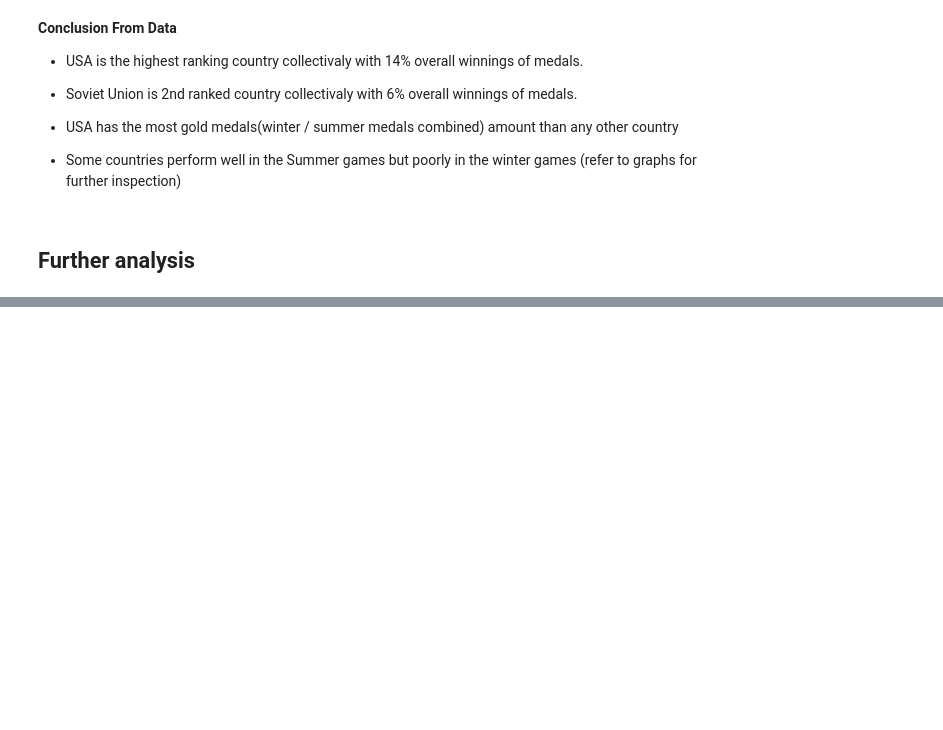
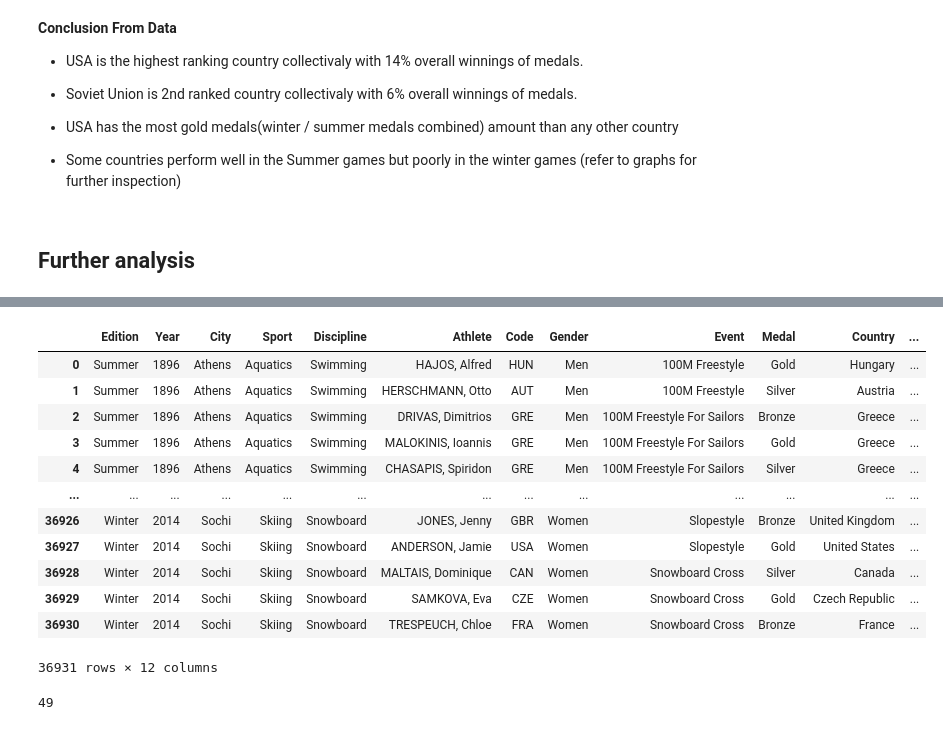
Before and after one commit to HunterKane/Explanatory-Data-Analysis-and-Seaborn-Olympic-Games-, a Jupyter notebook: Project 11 - Olympic Games Explanatory Data Analysis And Visualization .ipynb, the cells around one changed output, grey strips where cells are left out. Cells and saved outputs as stored; diff of their text form; code cells hidden in the pictures; blank space fills up the shorter version.

```diff
--- a/Project 11 - Olympic Games Explanatory Data Analysis And Visualization .ipynb
+++ b/Project 11 - Olympic Games Explanatory Data Analysis And Visualization .ipynb
@@ -862,0 +1007,22 @@ plt.show()
+# %%
+olympics["Games"] = olympics.apply(lambda x: str(x.Year)+ " " + x.City, axis = 1)
+# %%
+olympics
+# %% [output]
+|  | Edition | Year | City | Sport | Discipline | Athlete | Code | Gender | Event | Medal | Country | ... |
+| 0 | Summer | 1896 | Athens | Aquatics | Swimming | HAJOS, Alfred | HUN | Men | 100M Freestyle | Gold | Hungary | ... |
+| 1 | Summer | 1896 | Athens | Aquatics | Swimming | HERSCHMANN, Otto | AUT | Men | 100M Freestyle | Silver | Austria | ... |
+| 2 | Summer | 1896 | Athens | Aquatics | Swimming | DRIVAS, Dimitrios | GRE | Men | 100M Freestyle For Sailors | Bronze | Greece | ... |
+| 3 | Summer | 1896 | Athens | Aquatics | Swimming | MALOKINIS, Ioannis | GRE | Men | 100M Freestyle For Sailors | Gold | Greece | ... |
+| 4 | Summer | 1896 | Athens | Aquatics | Swimming | CHASAPIS, Spiridon | GRE | Men | 100M Freestyle For Sailors | Silver | Greece | ... |
+| ... | ... | ... | ... | ... | ... | ... | ... | ... | ... | ... | ... | ... |
+| 36926 | Winter | 2014 | Sochi | Skiing | Snowboard | JONES, Jenny | GBR | Women | Slopestyle | Bronze | United Kingdom | ... |
+| 36927 | Winter | 2014 | Sochi | Skiing | Snowboard | ANDERSON, Jamie | USA | Women | Slopestyle | Gold | United States | ... |
+| 36928 | Winter | 2014 | Sochi | Skiing | Snowboard | MALTAIS, Dominique | CAN | Women | Snowboard Cross | Silver | Canada | ... |
+| 36929 | Winter | 2014 | Sochi | Skiing | Snowboard | SAMKOVA, Eva | CZE | Women | Snowboard Cross | Gold | Czech Republic | ... |
+| 36930 | Winter | 2014 | Sochi | Skiing | Snowboard | TRESPEUCH, Chloe | FRA | Women | Snowboard Cross | Bronze | France | ... |
+36931 rows × 12 columns
+# %%
+olympics.Games.nunique()
+# %% [output]
+49
```
Also changed, not shown: parts of 49 cells of this notebook.
